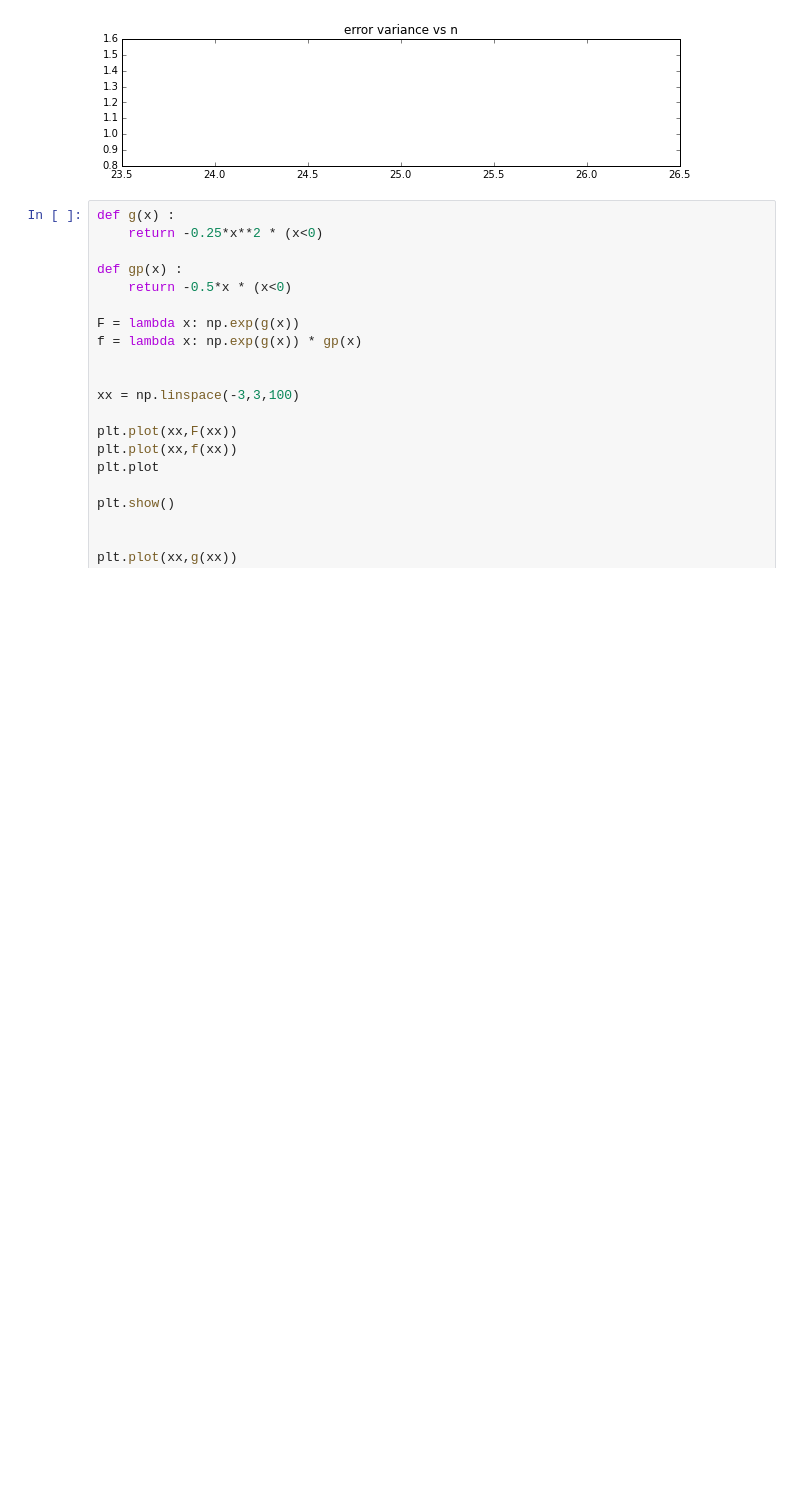
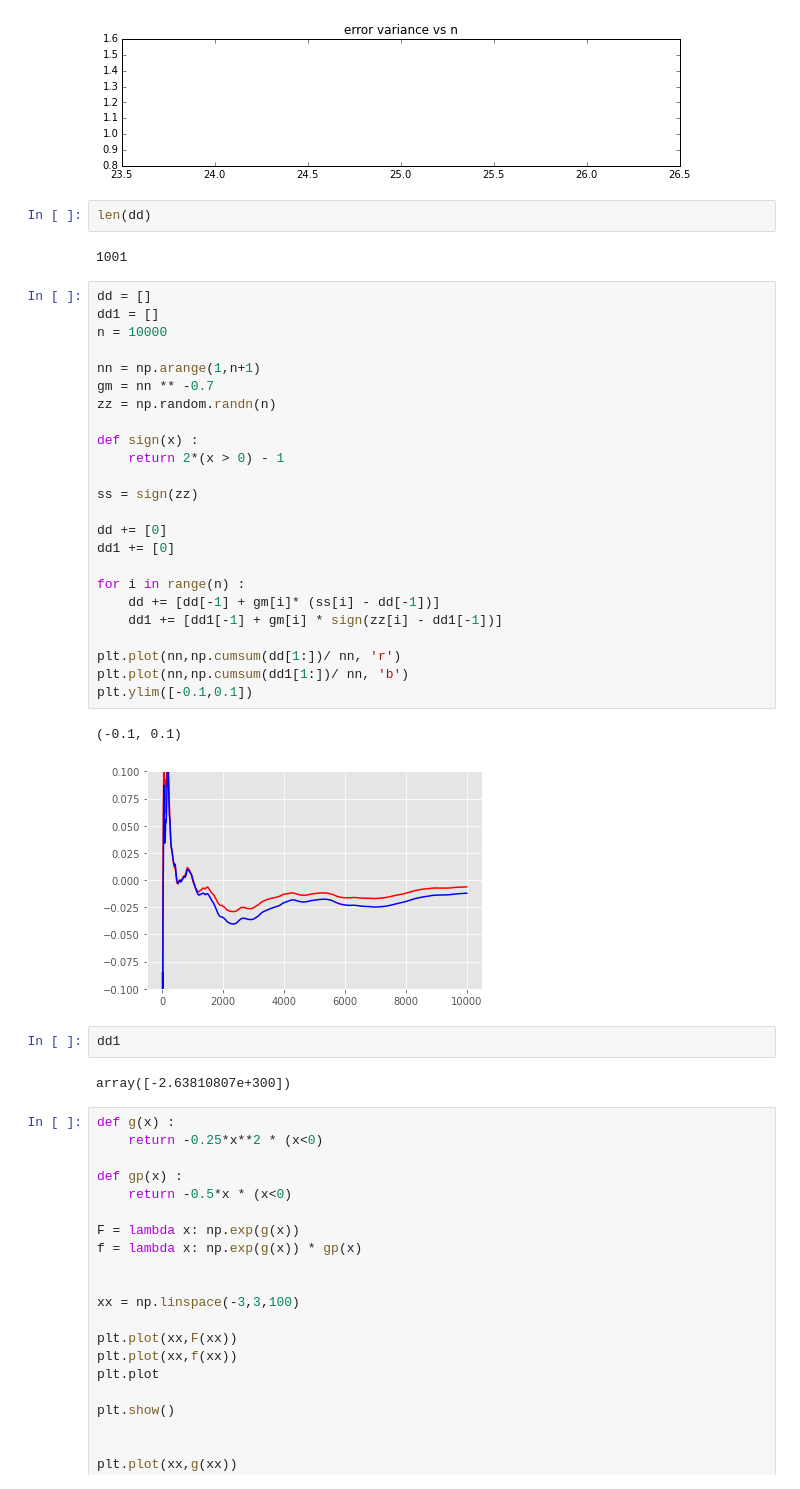
Before and after one commit to alonkipnis/one-bit-mean-estimation, a Jupyter notebook: Code/One_bit_SGD.ipynb, the cells around one changed output. Drawn from its saved outputs; the diff is of its cells as text; blank space fills up the shorter version.

```diff
--- a/Code/One_bit_SGD.ipynb
+++ b/Code/One_bit_SGD.ipynb
@@ -346,6 +346,41 @@ Error sgd = 1.409033002 (mean = 0.0359002425115)
 Error Bayes = 1.54822669161 (mean = 0.0408731933387)
 Error Unconstained = 0.868966102339 (mean = 0.0145946526561)
 [figure]
+# %%
+len(dd)
+# %% [output]
+1001
+# %%
+dd = []
+dd1 = []
+n = 10000
+
+nn = np.arange(1,n+1)
+gm = nn ** -0.7
+zz = np.random.randn(n)
+
+def sign(x) :
+    return 2*(x > 0) - 1
+
+ss = sign(zz)
+
+dd += [0]
+dd1 += [0]
+
+for i in range(n) :
+    dd += [dd[-1] + gm[i]* (ss[i] - dd[-1])]
+    dd1 += [dd1[-1] + gm[i] * sign(zz[i] - dd1[-1])]
+
+plt.plot(nn,np.cumsum(dd[1:])/ nn, 'r')
+plt.plot(nn,np.cumsum(dd1[1:])/ nn, 'b')
+plt.ylim([-0.1,0.1])
+# %% [output]
+(-0.1, 0.1)
+[figure, added]
+# %%
+dd1
+# %% [output]
+array([-2.63810807e+300])
 # %%
 def g(x) :
     return -0.25*x**2 * (x<0)
```
Also changed, not shown: parts of 2 cells of this notebook, 6 other files.
